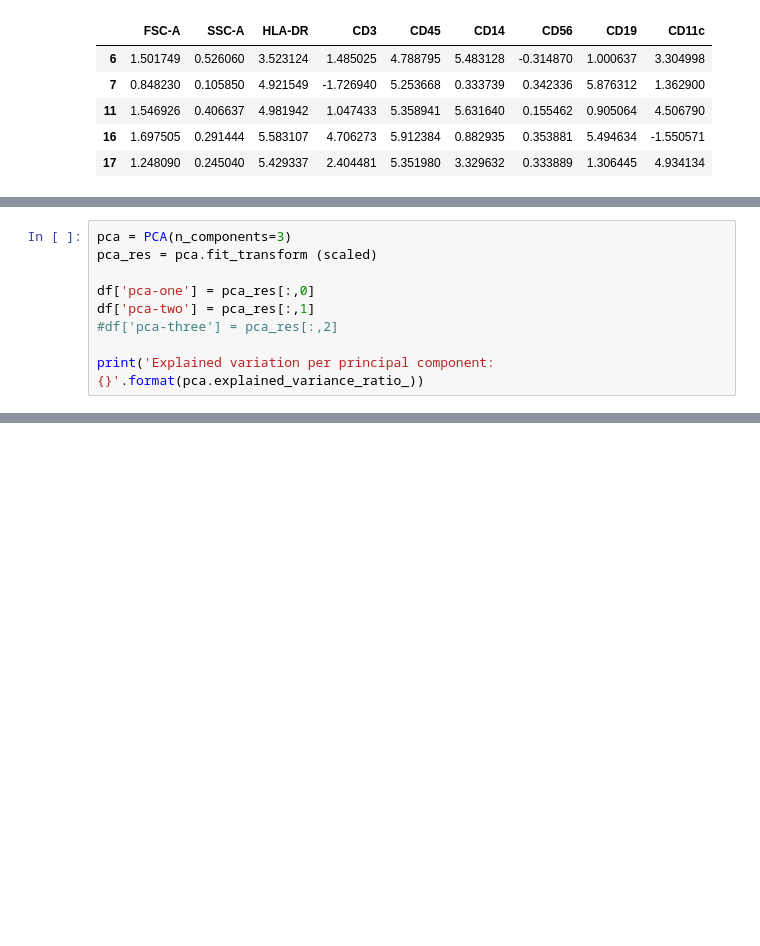
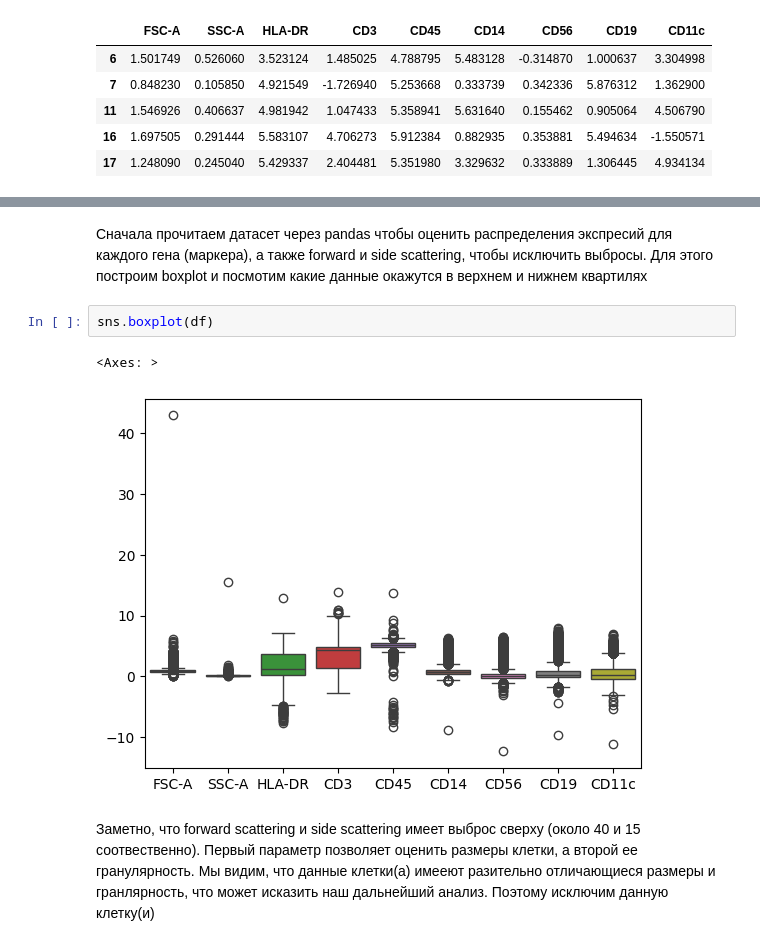
Before and after one commit to GlitchyHydra/boston_gene_test, a Jupyter notebook: task5.ipynb, the cells around one changed output, grey strips where cells are left out. Saved outputs shown, nothing was run; the diff lists cells and outputs as text; blank space fills up the shorter version.

```diff
--- a/task5.ipynb
+++ b/task5.ipynb
@@ -56,9 +21,0 @@ array([[ 1.49063011,  2.56610641,  0.85235287, ..., -0.62332536,
-# %%
-pca = PCA(n_components=3)
-pca_res = pca.fit_transform (scaled)
-
-df['pca-one'] = pca_res[:,0]
-df['pca-two'] = pca_res[:,1]
-#df['pca-three'] = pca_res[:,2]
-
-print('Explained variation per principal component: {}'.format(pca.explained_variance_ratio_))
@@ -81,0 +47,9 @@ sns.scatterplot(
+# %% [markdown]
+Сначала прочитаем датасет через pandas чтобы оценить распределения экспресий для каждого гена (маркера), а также forward и side scattering, чтобы исключить выбросы. Для этого построим boxplot и посмотим какие данные окажутся в верхнем и нижнем квартилях
+# %%
+sns.boxplot(df)
+# %% [output]
+<Axes: >
+[figure, added]
+# %% [markdown]
+Заметно, что forward scattering и side scattering имеет выброс сверху (около 40 и 15 соотвественно). Первый параметр позволяет оценить размеры клетки, а второй ее гранулярность. Мы видим, что данные клетки(а) имееют разительно отличающиеся размеры и гранлярность, что может исказить наш дальнейший анализ. Поэтому исключим данную клетку(и)
```
Also changed, not shown: parts of 87 cells of this notebook, 2 other files.
